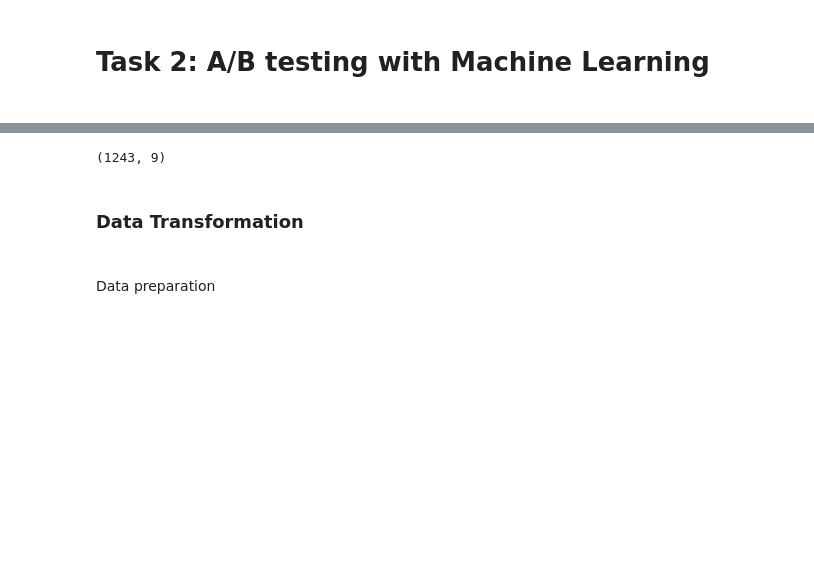
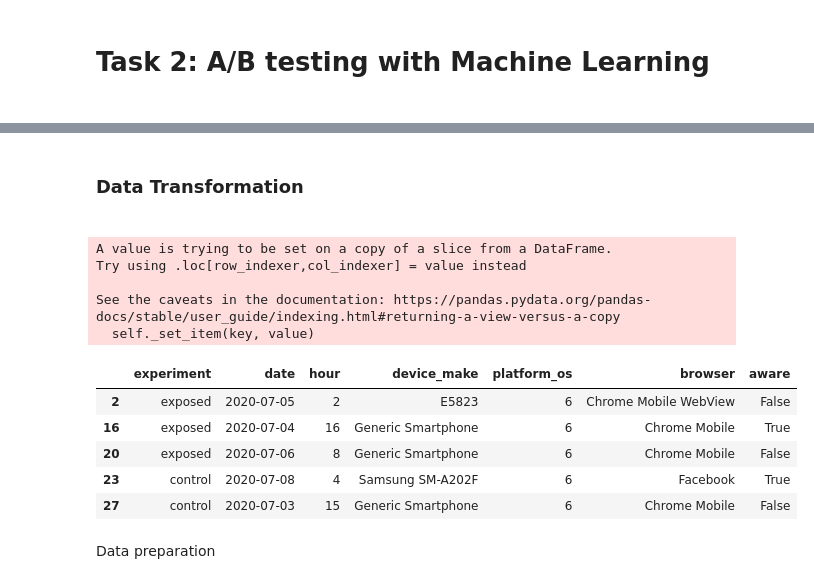
Before and after one commit to nebasam/abtest_mlops, a Jupyter notebook: notebooks/abtest_mlops.ipynb, the cells around one changed output, grey strips where cells are left out. Cells and saved outputs as stored; diff of their text form; code cells hidden in the pictures; blank space fills up the shorter version.

```diff
--- a/notebooks/abtest_mlops.ipynb
+++ b/notebooks/abtest_mlops.ipynb
@@ -301,10 +303,8 @@ data.head()
 # %%
 # droping the users that did not answer
 def drop_no_responds(df):
-    cleaneddata = data.drop(data[(data['yes'] ==0) &(data['no']==0)].index)
-    return cleaneddata
+    cleaned_df = df.query("not (yes == 0 & no == 0)")
+    return cleaned_df
-# %% [output]
-(1243, 9)
 # %%
 def read_model(file_name):
     with open(f"../models/{file_name}.pkl", "rb") as f:
@@ -316,9 +316,22 @@ def write_model(file_name, model):
 # %% [markdown]
 <h3>Data Transformation<h3>
 # %%
-cleaneddata = drop_no_responds(df)
+cleaneddata = drop_no_responds(data)
 cleaneddata['aware'] = cleaneddata['yes'].map(lambda x: x==1)
 cleaneddata = cleaneddata.drop(columns = ['yes', 'no', 'auction_id'], axis=1)
+cleaneddata.head()
+# %% [output]
+A value is trying to be set on a copy of a slice from a DataFrame.
+Try using .loc[row_indexer,col_indexer] = value instead
+
+See the caveats in the documentation: https://pandas.pydata.org/pandas-docs/stable/user_guide/indexing.html#returning-a-view-versus-a-copy
+  self._set_item(key, value)
+|  | experiment | date | hour | device_make | platform_os | browser | aware |
+| 2 | exposed | 2020-07-05 | 2 | E5823 | 6 | Chrome Mobile WebView | False |
+| 16 | exposed | 2020-07-04 | 16 | Generic Smartphone | 6 | Chrome Mobile | True |
+| 20 | exposed | 2020-07-06 | 8 | Generic Smartphone | 6 | Chrome Mobile | False |
+| 23 | control | 2020-07-08 | 4 | Samsung SM-A202F | 6 | Facebook | True |
+| 27 | control | 2020-07-03 | 15 | Generic Smartphone | 6 | Chrome Mobile | False |
 # %%
 def save_cleaned_data():
     CLEANED_CSV_PATH = "../Data/clean_data.csv"
```
Also changed, not shown: parts of 14 cells of this notebook.
